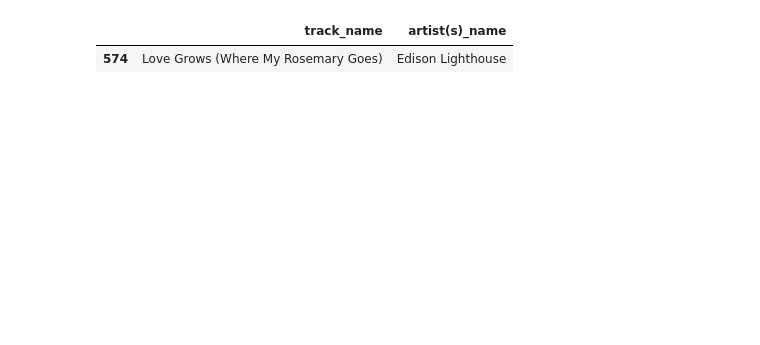
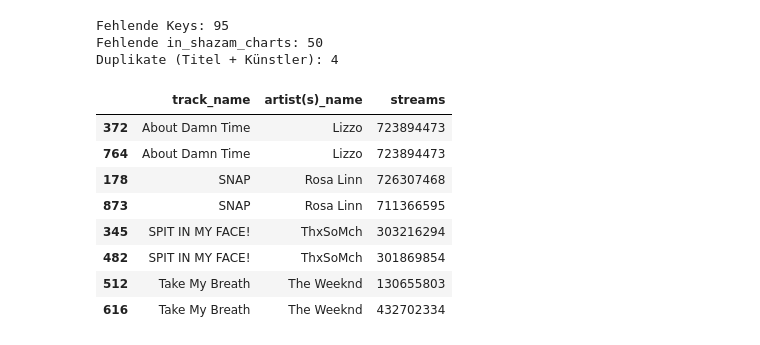
Before and after one commit to TranceMeli/Spotify, a Jupyter notebook: notebooks/02_cleaning.ipynb, the cells around one changed output. Cells and saved outputs as stored; diff of their text form; code cells hidden in the pictures; blank space fills up the shorter version.

```diff
--- a/notebooks/02_cleaning.ipynb
+++ b/notebooks/02_cleaning.ipynb
@@ -4,0 +5,10 @@ df = pd.read_csv("../data/raw/spotify-2023.csv", encoding="latin1")
+# %%
+import sys
+
+sys.path.insert(0, "../src")
+
+import pandas as pd
+from spotify_analysis.data import PROCESSED_PATH, clean, load_raw
+
+df_raw = load_raw()
+df_raw.shape
@@ -10,5 +26,0 @@ df["streams"].isna().sum()
-# %%
-df[df["streams"].isna()][["track_name", "artist(s)_name"]]
-# %% [output]
-|  | track_name | artist(s)_name |
-| 574 | Love Grows (Where My Rosemary Goes) | Edison Lighthouse |
@@ -16,0 +27,18 @@ df["key"] = df["key"].fillna("C")
+# %%
+print("Fehlende Keys:", df_raw["key"].isna().sum())
+print("Fehlende in_shazam_charts:", df_raw["in_shazam_charts"].isna().sum())
+print("Duplikate (Titel + Künstler):", df_raw.duplicated(["track_name", "artist(s)_name"]).sum())
+df_raw[df_raw.duplicated(["track_name", "artist(s)_name"], keep=False)].sort_values("track_name")[["track_name", "artist(s)_name", "streams"]]
+# %% [output]
+Fehlende Keys: 95
+Fehlende in_shazam_charts: 50
+Duplikate (Titel + Künstler): 4
+|  | track_name | artist(s)_name | streams |
+| 372 | About Damn Time | Lizzo | 723894473 |
+| 764 | About Damn Time | Lizzo | 723894473 |
+| 178 | SNAP | Rosa Linn | 726307468 |
+| 873 | SNAP | Rosa Linn | 711366595 |
+| 345 | SPIT IN MY FACE! | ThxSoMch | 303216294 |
+| 482 | SPIT IN MY FACE! | ThxSoMch | 301869854 |
+| 512 | Take My Breath | The Weeknd | 130655803 |
+| 616 | Take My Breath | The Weeknd | 432702334 |
```
Also changed, not shown: parts of 15 cells of this notebook, 20 other files.
